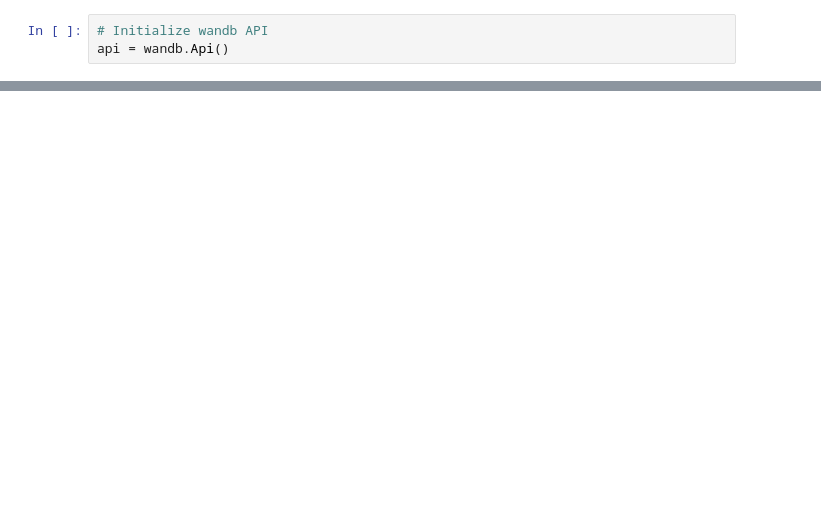
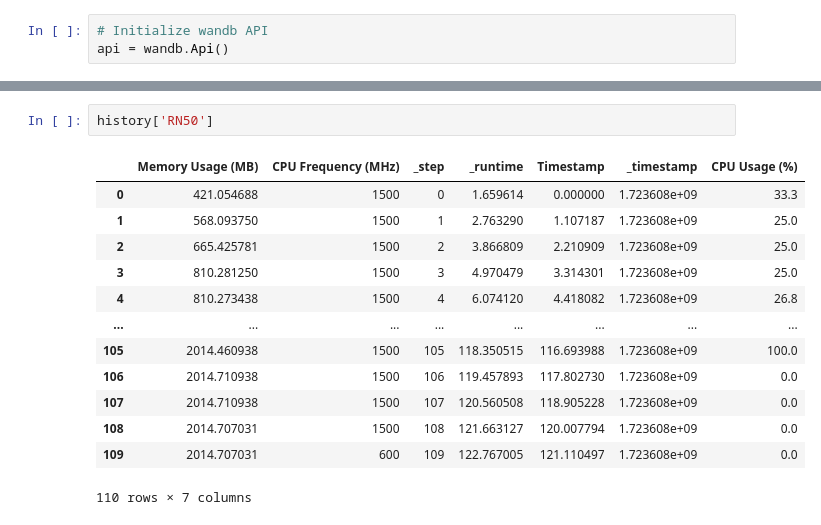
Before and after one commit to ezrafielding/PrioriSat, a Jupyter notebook: Satellite/WandbStats.ipynb, the cells around one changed output, grey strips where cells are left out. Drawn from its saved outputs; the diff is of its cells as text; blank space fills up the shorter version.

```diff
--- a/Satellite/WandbStats.ipynb
+++ b/Satellite/WandbStats.ipynb
@@ -15,2 +20,18 @@ run.
+# %%
+history['RN50']
+# %% [output]
+|  | Memory Usage (MB) | CPU Frequency (MHz) | _step | _runtime | Timestamp | _timestamp | CPU Usage (%) |
+| 0 | 421.054688 | 1500 | 0 | 1.659614 | 0.000000 | 1.723608e+09 | 33.3 |
+| 1 | 568.093750 | 1500 | 1 | 2.763290 | 1.107187 | 1.723608e+09 | 25.0 |
+| 2 | 665.425781 | 1500 | 2 | 3.866809 | 2.210909 | 1.723608e+09 | 25.0 |
+| 3 | 810.281250 | 1500 | 3 | 4.970479 | 3.314301 | 1.723608e+09 | 25.0 |
+| 4 | 810.273438 | 1500 | 4 | 6.074120 | 4.418082 | 1.723608e+09 | 26.8 |
+| ... | ... | ... | ... | ... | ... | ... | ... |
+| 105 | 2014.460938 | 1500 | 105 | 118.350515 | 116.693988 | 1.723608e+09 | 100.0 |
+| 106 | 2014.710938 | 1500 | 106 | 119.457893 | 117.802730 | 1.723608e+09 | 0.0 |
+| 107 | 2014.710938 | 1500 | 107 | 120.560508 | 118.905228 | 1.723608e+09 | 0.0 |
+| 108 | 2014.707031 | 1500 | 108 | 121.663127 | 120.007794 | 1.723608e+09 | 0.0 |
+| 109 | 2014.707031 | 600 | 109 | 122.767005 | 121.110497 | 1.723608e+09 | 0.0 |
+110 rows × 7 columns
 # %%
 # Plot CPU Usage
```
Also changed, not shown: parts of 9 cells of this notebook, 1 other file.
